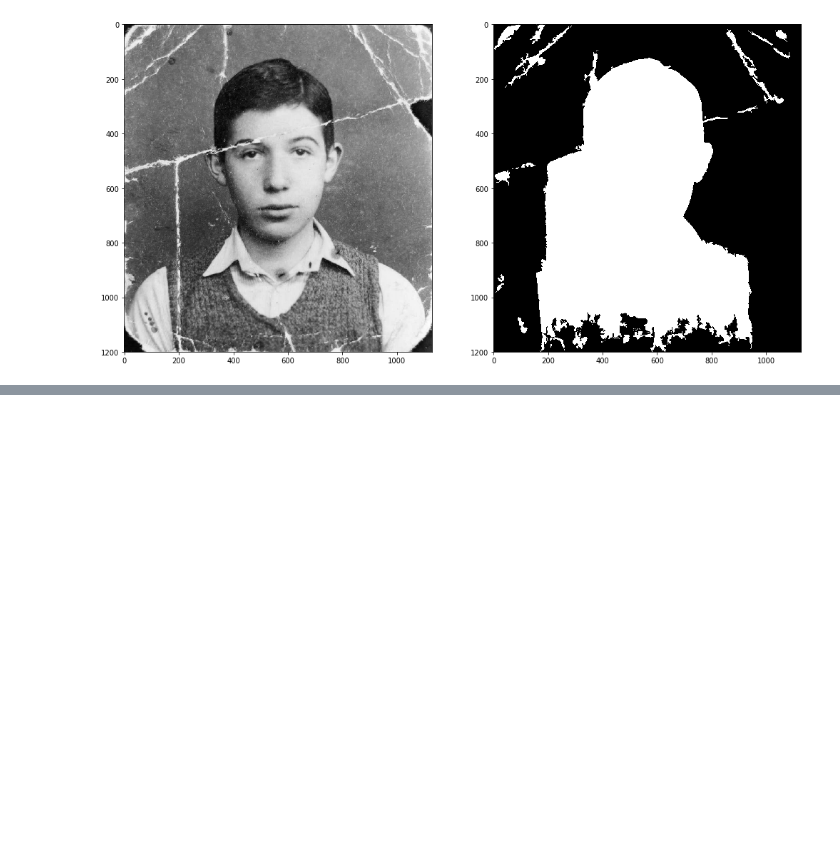
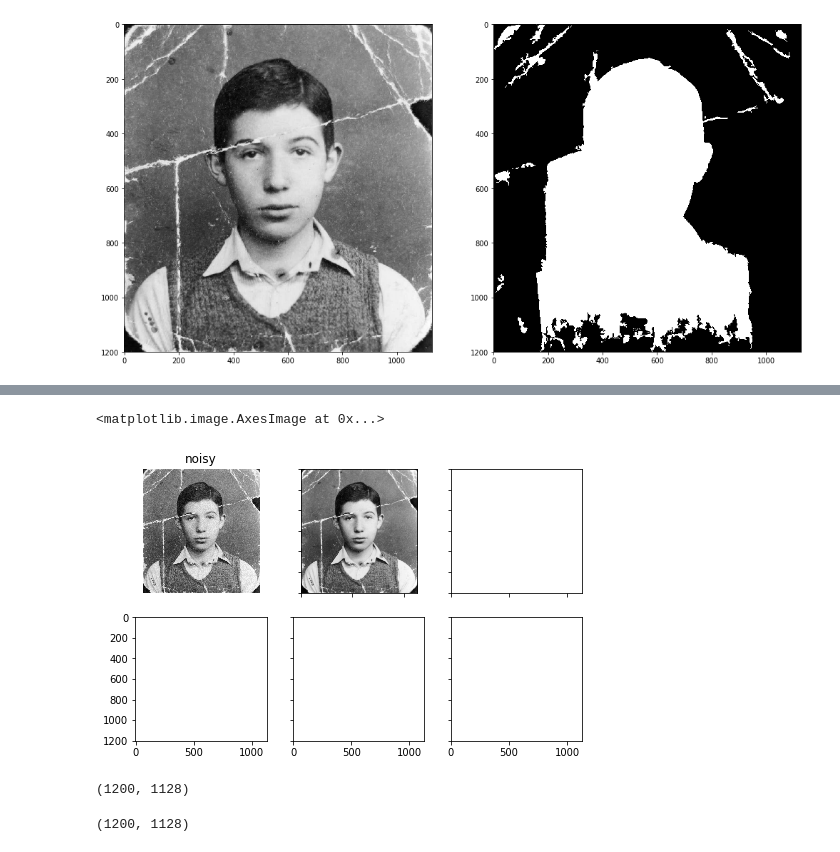
Before and after one commit to rahulrzende/Restoration-and-colorization-of-grayscale-memories-using-CNNs, a Jupyter notebook: Image restoration.ipynb, the cells around one changed output, grey strips where cells are left out. Saved outputs shown, nothing was run; the diff lists cells and outputs as text; code cells hidden in the pictures; blank space fills up the shorter version.

```diff
--- a/Image restoration.ipynb
+++ b/Image restoration.ipynb
@@ -94,0 +161,3 @@ axes[1].imshow(new, cmap='gray')
+# %%
+noisy = img + 0.5 * img.std() * np.random.random(img.shape)
+noisy = np.clip(noisy, 0, 255)
@@ -94,0 +229,2 @@ axes[1].imshow(new, cmap='gray')
+# %%
+X,Y = denoise(img,np.zeros_like(img))
@@ -94,0 +249,21 @@ axes[1].imshow(new, cmap='gray')
+# %%
+
+fig, ax = plt.subplots(nrows=2, ncols=3, figsize=(8, 5), sharex=True,
+                       sharey=True, subplot_kw={'adjustable': 'box-forced'})
+
+plt.gray()
+ax[0, 0].imshow(noisy)
+ax[0, 0].axis('off')
+ax[0, 0].set_title('noisy')
+ax[0, 1].imshow(X)
+# %% [output]
+<matplotlib.image.AxesImage at 0x...>
+[figure, added]
+# %%
+noisy.shape
+# %% [output]
+(1200, 1128)
+# %%
+img.shape
+# %% [output]
+(1200, 1128)
```
Also changed, not shown: parts of 8 cells of this notebook.
